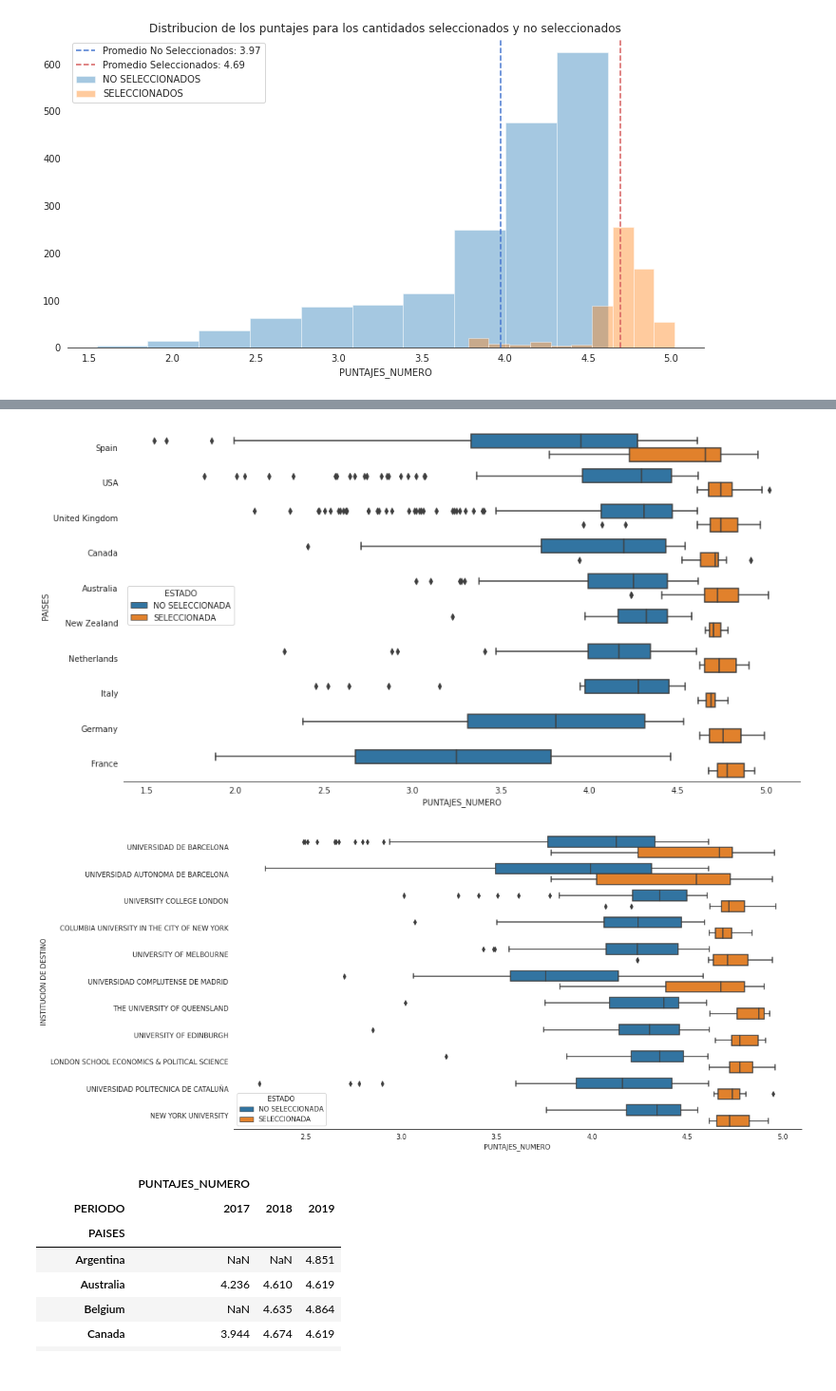
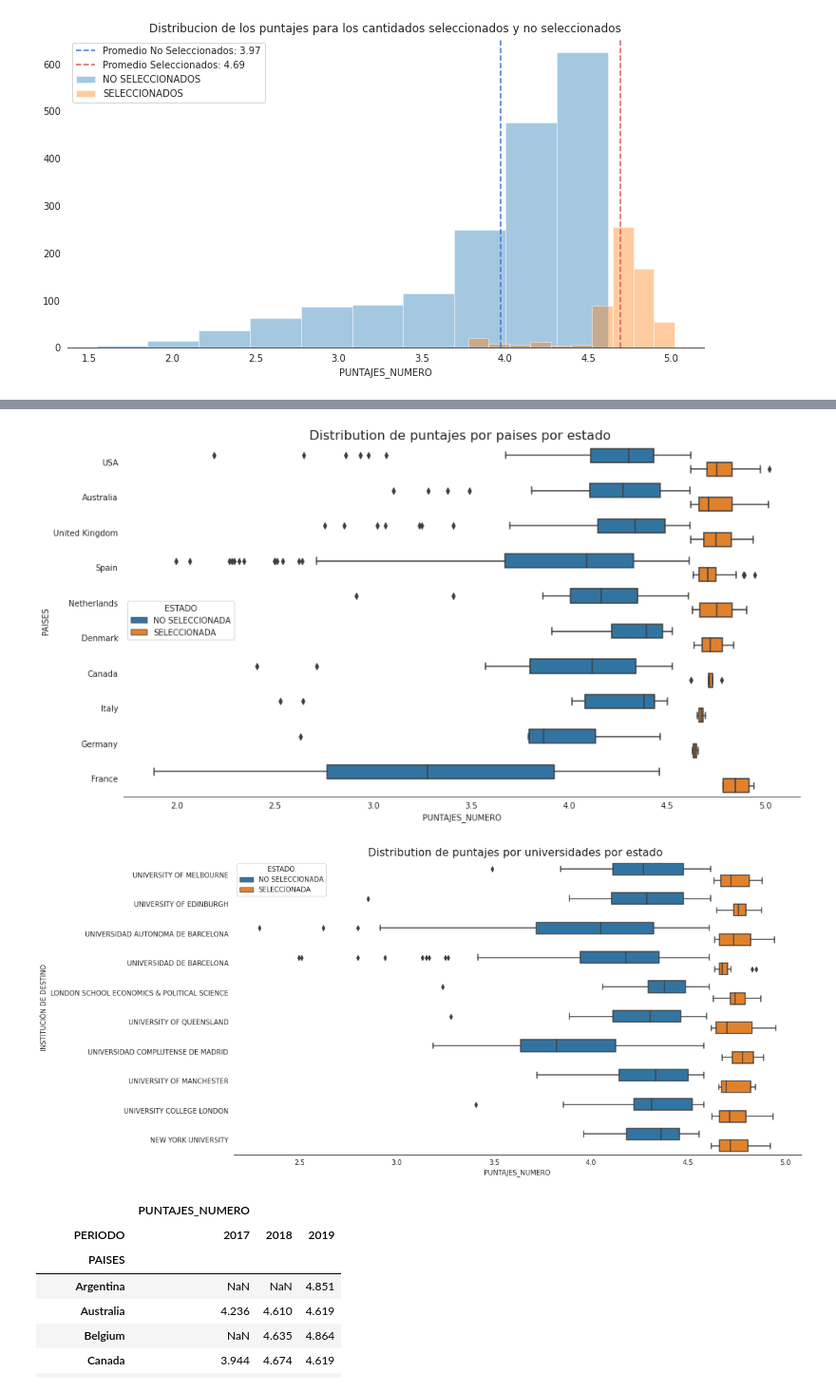
Before and after one commit to Foco22/BECAS_MAGISTER, a Jupyter notebook: Te_damos_la_bienvenida_a_Colaboratory_(2).ipynb, the cells around one changed output, grey strips where cells are left out. Shown: that part at 95% size. Saved outputs shown, nothing was run; the diff lists cells and outputs as text; code cells hidden in the pictures.

```diff
--- a/Te_damos_la_bienvenida_a_Colaboratory_(2).ipynb
+++ b/Te_damos_la_bienvenida_a_Colaboratory_(2).ipynb
@@ -423,4 +406,0 @@ df_datos.head()
-# %%
-df_datos = df_datos.loc[df_datos['PAISES'] != 'NO']
-
-df_datos.head()
@@ -606,0 +603,10 @@ histograma_puntaje(df_puntaje)
+# %%
+
+plt.figure(figsize= (10,6))
+periodo = [ str(2017),str(2018),str(2019)]
+plt.plot(periodo, df_minimo['PUNTAJES_NUMERO'], 'o-',label = 'SELECCIONADO')
+plt.plot(periodo, df_maximo['PUNTAJES_NUMERO'], 'o-', label ='NO SELECCIONADO')
+plt.legend(loc = 0)
+plt.title('Puntaje Promedio por tipo de Estado', fontsize = 16)
+plt.ylim(0, 5)
+sns.despine(left=True,top = True,bottom = False)
@@ -607,28 +617,38 @@ histograma_puntaje(df_puntaje)
 # %%
-paises_10 = list(df_puntaje.groupby('PAISES').count()['INDICE'].reset_index().sort_values(by='INDICE', ascending = False)[:10]['PAISES'])
+def puntaje_periodo(df,periodo,cantidad):
 
-df = df_puntaje[df_puntaje['PAISES'].isin(paises_10)]
-plt.figure(figsize= (15,8))
-sns.boxplot(x = 'PUNTAJES_NUMERO', y = 'PAISES', hue = 'ESTADO', data = df)
-sns.despine(left=True,top = True,bottom = False)
+      df_periodo = df.loc[df['PERIODO'] == periodo]
+      paises_periodo = list(df_periodo.groupby('PAISES').count()['INDICE'].reset_index().sort_values(by='INDICE', ascending = False)[:cantidad]['PAISES'])
+
+      df_periodo = df_periodo[df_periodo['PAISES'].isin(paises_periodo)]
+
+      plt.figure(figsize= (15,8))
+
+      sns.boxplot(x = 'PUNTAJES_NUMERO', y = 'PAISES', hue = 'ESTADO', data = df_periodo)
+      sns.despine(left=True,top = True,bottom = False)
+      plt.title('Distribution de puntajes por paises por estado ', fontsize = 16)
+
+puntaje_periodo(df_puntaje,2019,10)
 # %% [output]
-[figure, old version]
+[figure, new version]
 # %%
-def puntajes_universidades(n):
+def puntajes_universidades(df, periodo, cantidad):
 
-      universidad_n = list(df_puntaje.groupby('INSTITUCIÓN DE DESTINO').count()['INDICE'].reset_index().sort_values('INDICE', ascending = False)[:n+1]['INSTITUCIÓN DE DESTINO'])
+      df_periodo = df.loc[df['PERIODO'] == periodo]
+      universidad_n = list(df_periodo.groupby('INSTITUCIÓN DE DESTINO').count()['INDICE'].reset_index().sort_values('INDICE', ascending = False)[:cantidad]['INSTITUCIÓN DE DESTINO'])
 
-      resultado_n = df_puntaje[df_puntaje['INSTITUCIÓN DE DESTINO'].isin(universidad_n)]
+      df_periodo = df_periodo[df_periodo['INSTITUCIÓN DE DESTINO'].isin(universidad_n)]
 
       plt.figure(figsize= (15,8))
 
-      sns.boxplot(x = 'PUNTAJES_NUMERO', y = 'INSTITUCIÓN DE DESTINO', hue = 'ESTADO', data = resultado_n)
+      plt.title('Distribution de puntajes por universidades por estado ', fontsize = 16)
+      sns.boxplot(x = 'PUNTAJES_NUMERO', y = 'INSTITUCIÓN DE DESTINO', hue = 'ESTADO', data = df_periodo)
 
       sns.despine(left=True,top = True,bottom = False)
 
-puntajes_universidades(10)
+puntajes_universidades(df_puntaje,2019, 10)
 # %% [output]
-[figure, old version]
+[figure, new version]
 # %%
 pd.pivot_table(df_puntaje.loc[df_puntaje['ESTADO']== 'SELECCIONADA'], index =['PAISES'], values = ['PUNTAJES_NUMERO'], columns = 'PERIODO', aggfunc='min')
 # %% [output]
```
Also changed, not shown: parts of 25 cells of this notebook.
